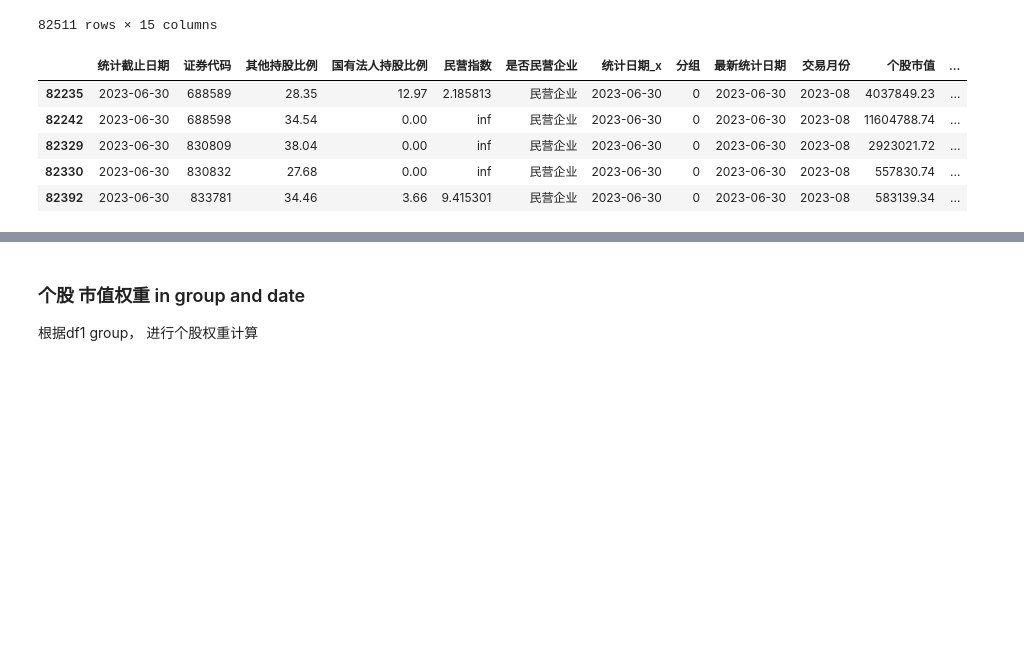
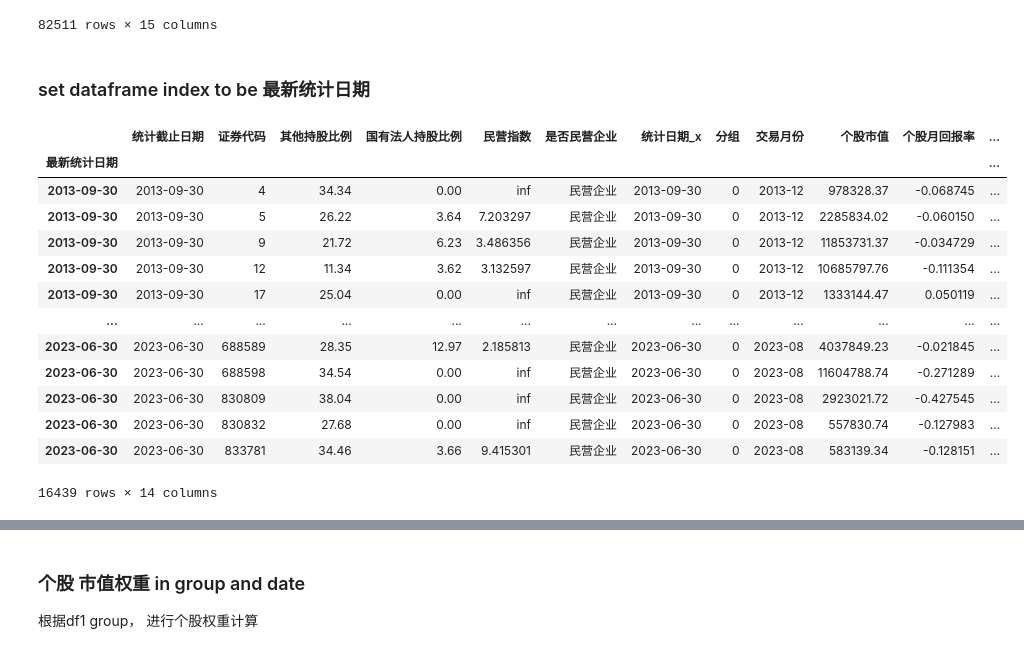
Before and after one commit to Prussia/playJupyter, a Jupyter notebook: testproj/计算加权回报率.ipynb, the cells around one changed output, grey strips where cells are left out. Saved outputs shown, nothing was run; the diff lists cells and outputs as text; code cells hidden in the pictures; blank space fills up the shorter version.

```diff
--- a/testproj/计算加权回报率.ipynb
+++ b/testproj/计算加权回报率.ipynb
@@ -586,4 +637,25 @@ df1_merged_group
 | 82509 | 2023-06-30 | 873527 | 58.8700 | 0.0000 | inf | 民营企业 | 2023-06-30 | 2 | 2023-06-30 | 2023-08 | 3.884763e+05 | ... |
 | 82510 | 2023-06-30 | 873593 | 63.1500 | 0.0000 | inf | 民营企业 | 2023-06-30 | 3 | 2023-06-30 | 2023-08 | 3.721708e+06 | ... |
 82511 rows × 15 columns
+# %% [markdown]
+### set dataframe index to be 最新统计日期
+# %%
+# set dataframe index to be 最新统计日期
+
+df1_merged_group.set_index('最新统计日期')
+# %% [output]
+|  | 统计截止日期 | 证券代码 | 其他持股比例 | 国有法人持股比例 | 民营指数 | 是否民营企业 | 统计日期_x | 分组 | 交易月份 | 个股市值 | 个股月回报率 | ... |
+| 最新统计日期 |  |  |  |  |  |  |  |  |  |  |  | ... |
+| 2013-09-30 | 2013-09-30 | 4 | 34.34 | 0.00 | inf | 民营企业 | 2013-09-30 | 0 | 2013-12 | 978328.37 | -0.068745 | ... |
+| 2013-09-30 | 2013-09-30 | 5 | 26.22 | 3.64 | 7.203297 | 民营企业 | 2013-09-30 | 0 | 2013-12 | 2285834.02 | -0.060150 | ... |
+| 2013-09-30 | 2013-09-30 | 9 | 21.72 | 6.23 | 3.486356 | 民营企业 | 2013-09-30 | 0 | 2013-12 | 11853731.37 | -0.034729 | ... |
+| 2013-09-30 | 2013-09-30 | 12 | 11.34 | 3.62 | 3.132597 | 民营企业 | 2013-09-30 | 0 | 2013-12 | 10685797.76 | -0.111354 | ... |
+| 2013-09-30 | 2013-09-30 | 17 | 25.04 | 0.00 | inf | 民营企业 | 2013-09-30 | 0 | 2013-12 | 1333144.47 | 0.050119 | ... |
+| ... | ... | ... | ... | ... | ... | ... | ... | ... | ... | ... | ... | ... |
+| 2023-06-30 | 2023-06-30 | 688589 | 28.35 | 12.97 | 2.185813 | 民营企业 | 2023-06-30 | 0 | 2023-08 | 4037849.23 | -0.021845 | ... |
+| 2023-06-30 | 2023-06-30 | 688598 | 34.54 | 0.00 | inf | 民营企业 | 2023-06-30 | 0 | 2023-08 | 11604788.74 | -0.271289 | ... |
+| 2023-06-30 | 2023-06-30 | 830809 | 38.04 | 0.00 | inf | 民营企业 | 2023-06-30 | 0 | 2023-08 | 2923021.72 | -0.427545 | ... |
+| 2023-06-30 | 2023-06-30 | 830832 | 27.68 | 0.00 | inf | 民营企业 | 2023-06-30 | 0 | 2023-08 | 557830.74 | -0.127983 | ... |
+| 2023-06-30 | 2023-06-30 | 833781 | 34.46 | 3.66 | 9.415301 | 民营企业 | 2023-06-30 | 0 | 2023-08 | 583139.34 | -0.128151 | ... |
+16439 rows × 14 columns
 # %%
@@ -591,9 +662,0 @@ df1_merged_group_0 = df1_merged_group[df1_merged_group['分组'] == 0]
-# %%
-df1_merged_group_0.tail()
-# %% [output]
-|  | 统计截止日期 | 证券代码 | 其他持股比例 | 国有法人持股比例 | 民营指数 | 是否民营企业 | 统计日期_x | 分组 | 最新统计日期 | 交易月份 | 个股市值 | ... |
-| 82235 | 2023-06-30 | 688589 | 28.35 | 12.97 | 2.185813 | 民营企业 | 2023-06-30 | 0 | 2023-06-30 | 2023-08 | 4037849.23 | ... |
-| 82242 | 2023-06-30 | 688598 | 34.54 | 0.00 | inf | 民营企业 | 2023-06-30 | 0 | 2023-06-30 | 2023-08 | 11604788.74 | ... |
-| 82329 | 2023-06-30 | 830809 | 38.04 | 0.00 | inf | 民营企业 | 2023-06-30 | 0 | 2023-06-30 | 2023-08 | 2923021.72 | ... |
-| 82330 | 2023-06-30 | 830832 | 27.68 | 0.00 | inf | 民营企业 | 2023-06-30 | 0 | 2023-06-30 | 2023-08 | 557830.74 | ... |
-| 82392 | 2023-06-30 | 833781 | 34.46 | 3.66 | 9.415301 | 民营企业 | 2023-06-30 | 0 | 2023-06-30 | 2023-08 | 583139.34 | ... |
```
Also changed, not shown: parts of 16 cells of this notebook.
